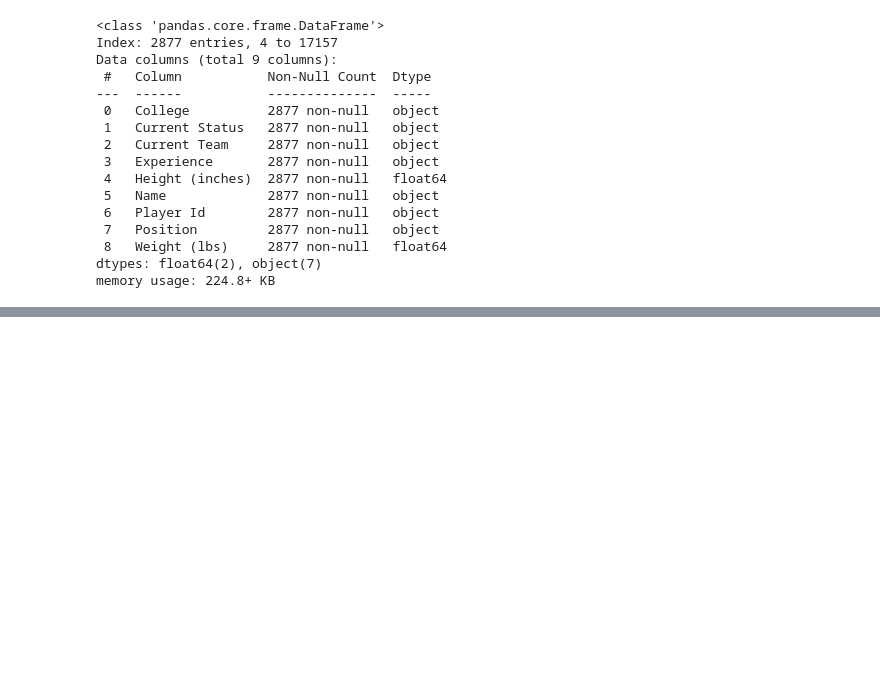
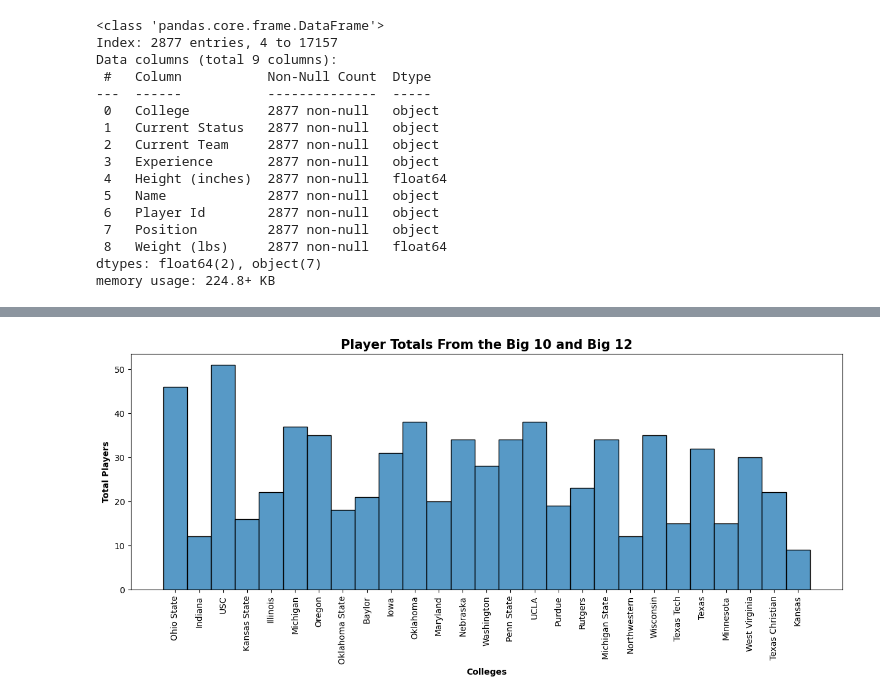
Before and after one commit to MWPerrineJr/Predictive-Analytics, a Jupyter notebook: nfl data.ipynb, the cells around one changed output, grey strips where cells are left out. Drawn from its saved outputs; the diff is of its cells as text; code cells hidden in the pictures; blank space fills up the shorter version.

```diff
--- a/nfl data.ipynb
+++ b/nfl data.ipynb
@@ -130,0 +125,7 @@ memory usage: 224.8+ KB
+# %%
+# This code creates a subset of nfl_collegs data frame.
+nfl_colleges = nfl_active[nfl_active['College'].isin(['Illinois', 'Indiana', 'Iowa', 'Maryland', 'Michigan', 'Michigan State',
+                                                    'Minnesota', 'Nebraska', 'Northwestern', 'Ohio State', 'Oregon', 'Penn State',
+                                                    'Purdue', 'Rutgers', 'UCLA', 'USC', 'Washington', 'Wisconsin', 'Baylor',
+                                                    'Iowa', 'Kansas', 'Kansas State', 'Oklahoma', 'Texas Christian',
+                                                    'Texas', 'Texas Tech', 'West Virginia', 'Oklahoma State'])]
@@ -130,0 +142,12 @@ memory usage: 224.8+ KB
+# %%
+# This code displays a histogram of colleges
+plt.figure(figsize=(15,5))
+sns.histplot(data= nfl_colleges, x='College', bins=5)
+plt.xticks(rotation=90)
+plt.title('Player Totals From the Big 10 and Big 12', fontsize= 15, weight='bold')
+plt.xlabel('Colleges', fontsize = 10, weight = 'bold')
+plt.ylabel('Total Players', fontsize = 10, weight = 'bold')
+
+plt.show()
+# %% [output]
+[figure, added]
```
Also changed, not shown: parts of 20 cells of this notebook.
